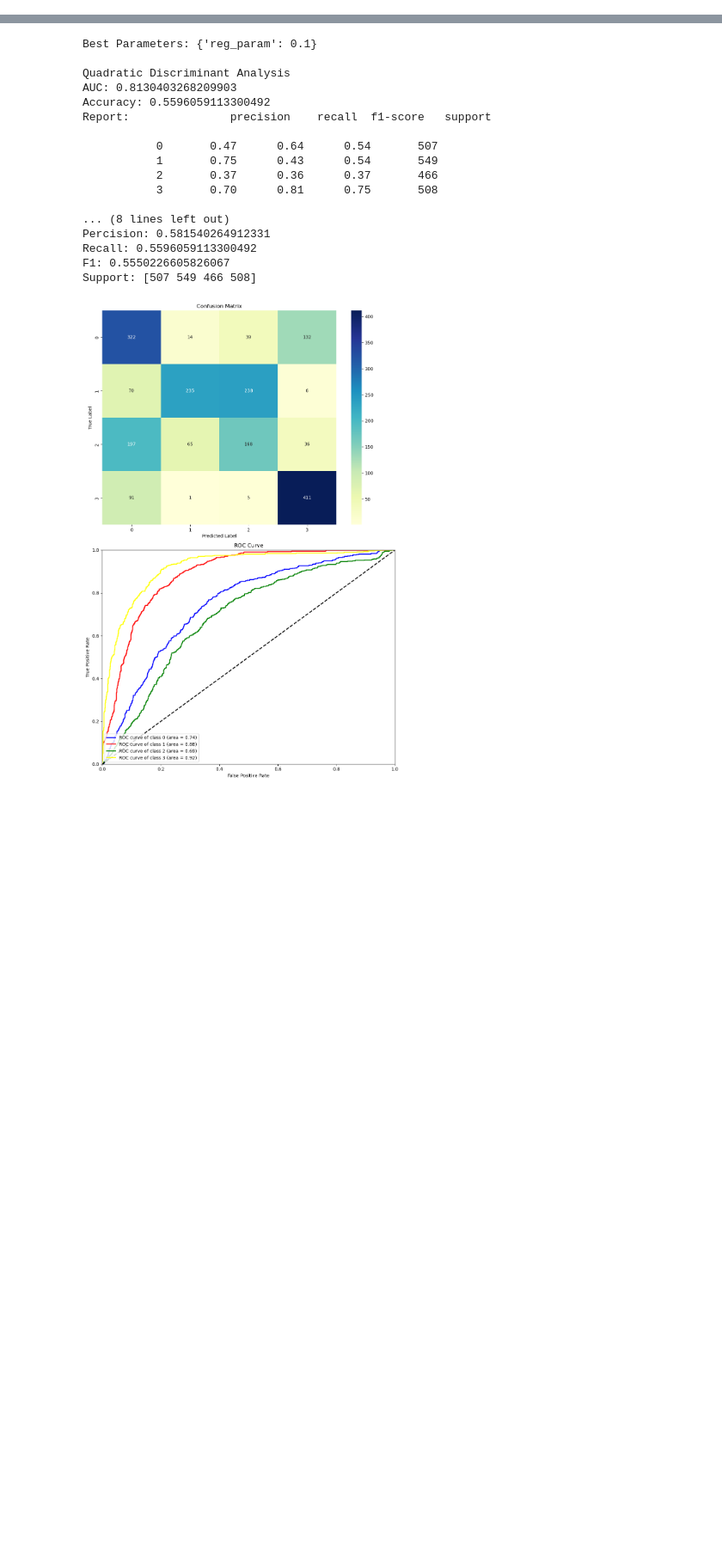
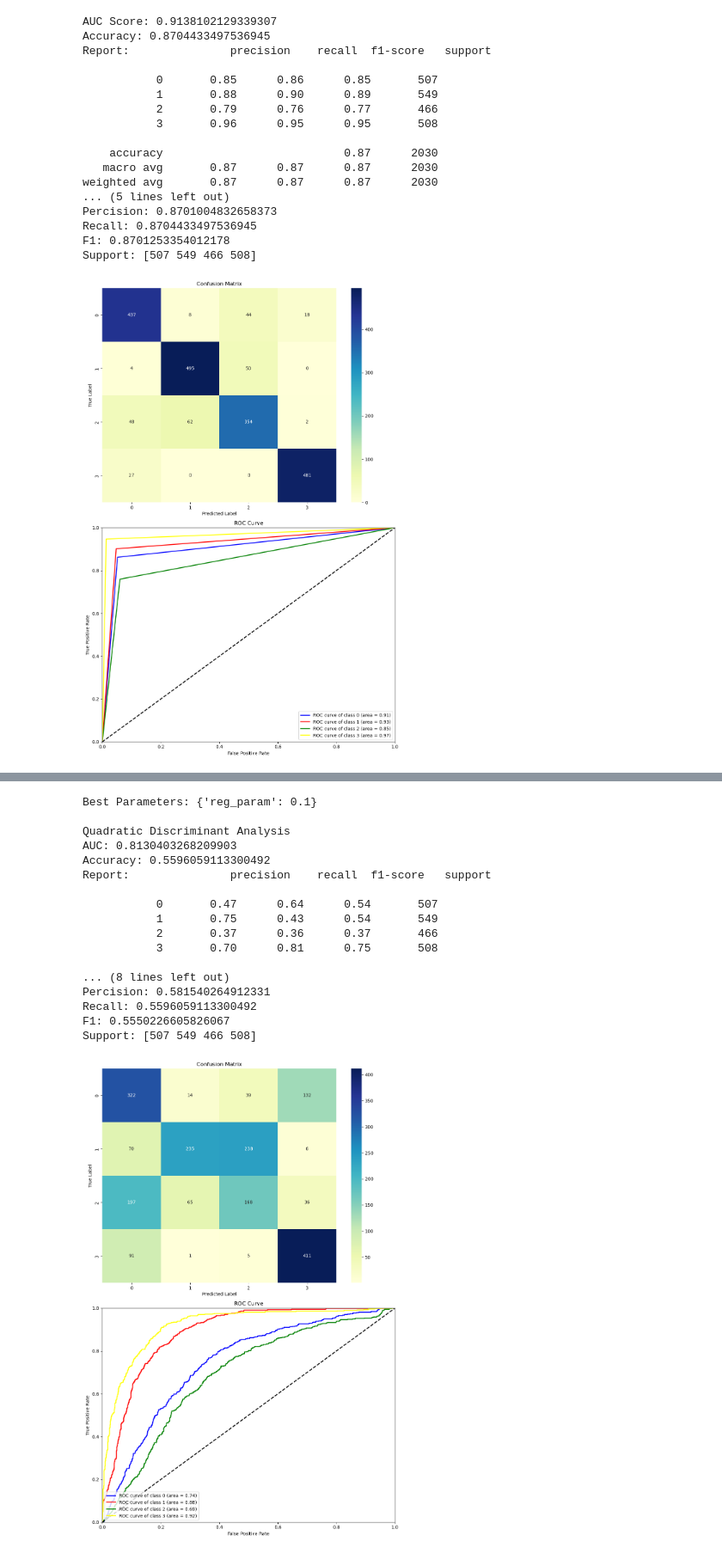
Before and after one commit to DinoZeyu/DSAN-5300-Group-22-Final-Project, a Jupyter notebook: x.ipynb, the cells around one changed output, grey strips where cells are left out. Shown at 86% size. Cells and saved outputs as stored; diff of their text form; code cells hidden in the pictures; blank space fills up the shorter version.

```diff
--- a/x.ipynb
+++ b/x.ipynb
@@ -4,6 +4,8 @@ from sklearn.preprocessing import StandardScaler, label_binarize
 from sklearn.linear_model import LogisticRegression
 from sklearn.svm import SVC
 from sklearn.discriminant_analysis import LinearDiscriminantAnalysis, QuadraticDiscriminantAnalysis
+from sklearn.ensemble import RandomForestClassifier
+from sklearn import tree
 from sklearn.model_selection import GridSearchCV
 from sklearn.metrics import confusion_matrix, roc_curve, auc, roc_auc_score, accuracy_score, classification_report, precision_score, recall_score, f1_score
 import matplotlib.pyplot as plt
@@ -17,11 +19,13 @@ warnings.filterwarnings("ignore")
 
 
 class Classifier:
-    def __init__(self, params_lr=None, params_svm=None, params_lda=None, params_qda=None):
+    def __init__(self, params_lr=None, params_svm=None, params_lda=None, params_qda=None, params_rfc=None):
         self.model_lr = LogisticRegression(**(params_lr if params_lr is not None else {}), n_jobs=-1)
         self.model_svm = SVC(**(params_svm if params_svm is not None else {}))
         self.model_lda = LinearDiscriminantAnalysis(**(params_lda if params_lda is not None else {}))
         self.model_qda = QuadraticDiscriminantAnalysis(**(params_qda if params_qda is not None else {}))
+        self.model_rfc = RandomForestClassifier(**(params_rfc if params_rfc is not None else {}))
+        self.model_tree = tree.DecisionTreeClassifier()
 
     def fit(self, X_train, y_train, X_val,model_name):
         if model_name == 'lr':
@@ -40,8 +44,16 @@ class Classifier:
             self.model_qda.fit(X_train, y_train)
             y_pred = self.model_qda.predict(X_train)
             y_prob = self.model_qda.predict_proba(X_val)
+        elif model_name == 'tree':
+            self.model_tree.fit(X_train, y_train)
+            y_pred = self.model_tree.predict(X_val)
+            y_prob = self.model_tree.predict_proba(X_val)
+        elif model_name == 'rfc':
+            self.model_rfc.fit(X_train, y_train)
+            y_pred = self.model_rfc.predict(X_val)
+            y_prob = self.model_rfc.predict_proba(X_val)
         else:
-            raise ValueError("Invalid model name. Please choose from 'lr', 'svm', 'lda', or 'qda'.")
+            raise ValueError("Invalid model name. Please choose from 'lr', 'svm', 'lda', or 'qda', 'tree', 'rfc'.")
 
         return y_pred, y_prob
 
@@ -54,6 +66,10 @@ class Classifier:
             grid = GridSearchCV(self.model_lda, param_grid, n_jobs=-1)
         elif model_name == 'qda':
             grid = GridSearchCV(self.model_qda, param_grid, n_jobs=-1)
+        elif model_name == 'tree':
+            grid = GridSearchCV(self.model_tree, param_grid, n_jobs=-1)
+        elif model_name == 'rfc':
+            grid = GridSearchCV(self.model_rfc, param_grid, n_jobs=-1)
         else:
             raise ValueError("Invalid model name. Please choose from 'lr', 'svm', 'lda', or 'qda'.")
 
@@ -140,6 +156,7 @@ params_lr={'max_iter': 1000, 'C': 0.5}
 params_svm={'kernel': 'linear', 'C': 0.5, 'probability': True}
 params_lda = {'solver': 'svd'}
 params_qda = {'reg_param': 0.5}
+params_rfc = {'n_estimators': 100, 'max_depth': 10,'bootstrap': True}
 
 ## Define the parameter grid for the models
 params_lr_grid = {'max_iter': [1000, 2000, 3000], 'C': [0.1, 0.5, 1.0],
@@ -152,3 +169,40 @@ params_svm_grid = {'kernel': ['linear', 'rbf', 'poly', 'sigmoid'],
 
 params_lda_grid = {'solver': ['svd', 'lsqr', 'eigen'], 'shrinkage': [None, 'auto', 0.1, 0.5, 0.9]}
 params_qda_grid = {'reg_param': [0.1, 1, 10]}
+params_rfc_grid = {'n_estimators': [50, 100, 200], 'max_depth': [5, 10, 20], 'min_samples_split': [2, 5, 10],
+                   'min_samples_leaf': [1, 2, 4], 'bootstrap': [True, False]}
+# %%
+model_tree = Classifier()
+y_pred_rfc, y_prob_rfc  = model_tree.fit(X_train, y_train, X_test, 'tree')
+
+auc_score, tree_accuracy, report, confusion, percision, recall, f1, support = model_tree.report(y_pred_rfc, y_test, y_prob_rfc)
+
+print(f"AUC Score: {auc_score}")
+print(f"Accuracy: {tree_accuracy}")
+print(f"Report: {report}")
+print(f"Confusion Matrix: {confusion}")
+print(f"Percision: {percision}")
+print(f"Recall: {recall}")
+print(f"F1: {f1}")
+print(f"Support: {support}")
+
+model_tree.plot(confusion, y_prob_rfc, y_test)
+# %% [output]
+AUC Score: 0.9138102129339307
+Accuracy: 0.8704433497536945
+Report:               precision    recall  f1-score   support
+
+           0       0.85      0.86      0.85       507
+           1       0.88      0.90      0.89       549
+           2       0.79      0.76      0.77       466
+           3       0.96      0.95      0.95       508
+
+    accuracy                           0.87      2030
+   macro avg       0.87      0.87      0.87      2030
+weighted avg       0.87      0.87      0.87      2030
+... (5 lines left out)
+Percision: 0.8701004832658373
+Recall: 0.8704433497536945
+F1: 0.8701253354012178
+Support: [507 549 466 508]
+[figure, added]
```
Also changed, not shown: parts of 3 cells of this notebook, 1 other file.
